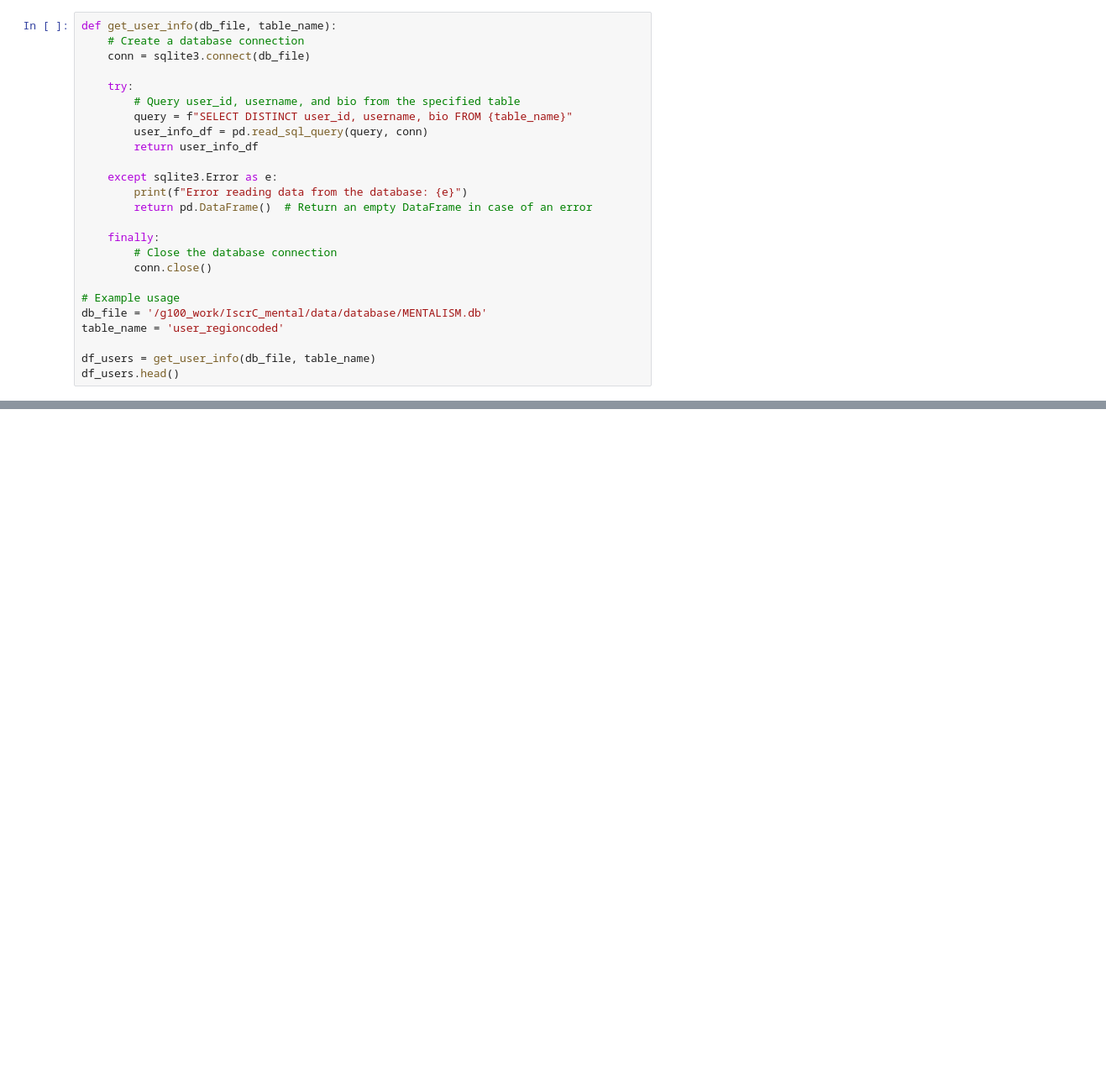
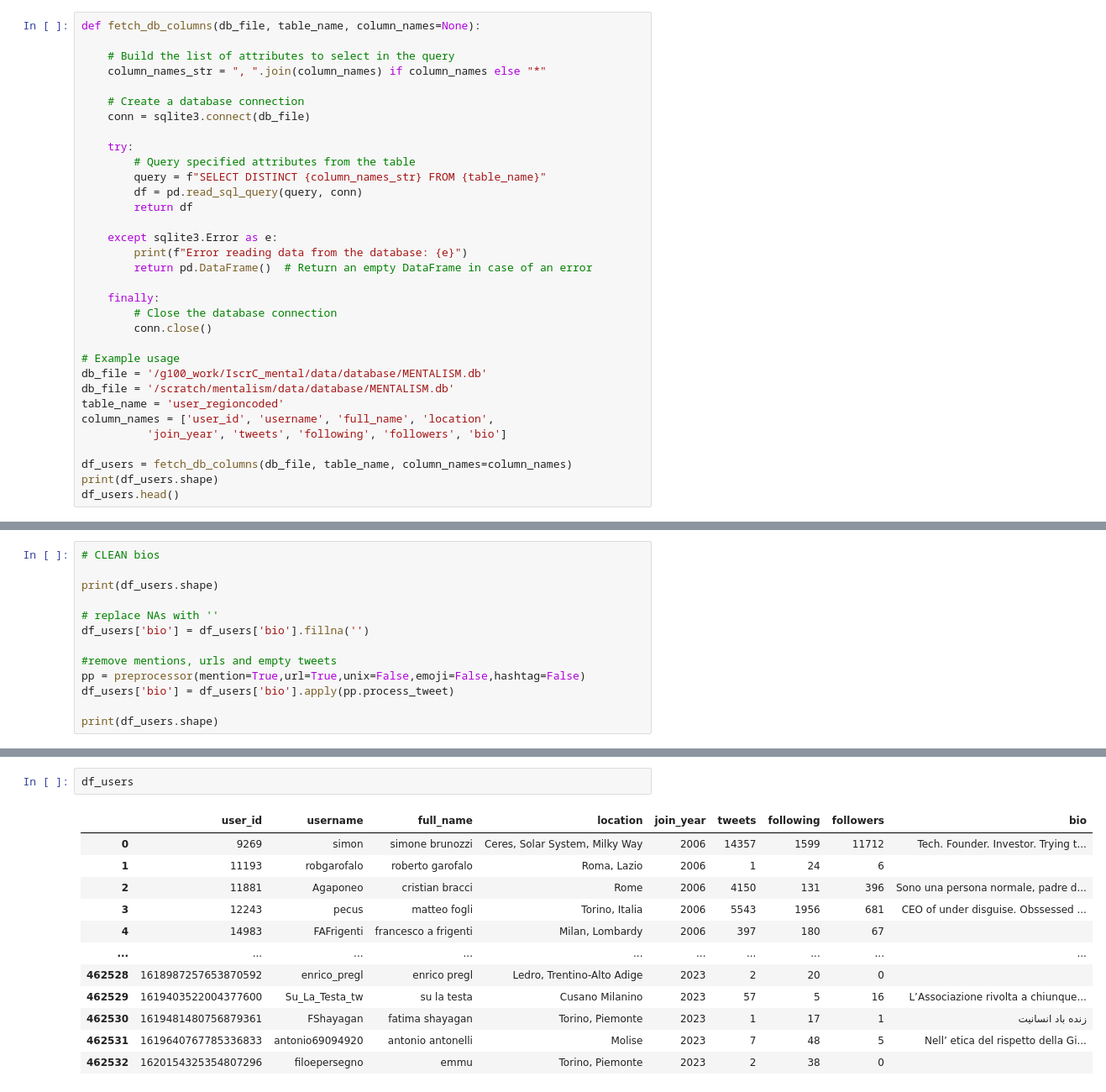
Before and after one commit to lorelupo/twitter_user_classification, a Jupyter notebook: notebooks/format_data_for_models.ipynb, the cells around one changed output, grey strips where cells are left out. Shown: that part at 84% size. Cells and saved outputs as stored; diff of their text form; blank space fills up the shorter version.

```diff
--- a/notebooks/format_data_for_models.ipynb
+++ b/notebooks/format_data_for_models.ipynb
@@ -6,13 +45,17 @@ import sqlite3
 # %%
-def get_user_info(db_file, table_name):
+def fetch_db_columns(db_file, table_name, column_names=None):
+
+    # Build the list of attributes to select in the query
+    column_names_str = ", ".join(column_names) if column_names else "*"
+
     # Create a database connection
     conn = sqlite3.connect(db_file)
 
     try:
-        # Query user_id, username, and bio from the specified table
-        query = f"SELECT DISTINCT user_id, username, bio FROM {table_name}"
-        user_info_df = pd.read_sql_query(query, conn)
-        return user_info_df
+        # Query specified attributes from the table
+        query = f"SELECT DISTINCT {column_names_str} FROM {table_name}"
+        df = pd.read_sql_query(query, conn)
+        return df
 
     except sqlite3.Error as e:
         print(f"Error reading data from the database: {e}")
@@ -24,7 +67,11 @@ def get_user_info(db_file, table_name):
 
 # Example usage
 db_file = '/g100_work/IscrC_mental/data/database/MENTALISM.db'
+db_file = '/scratch/mentalism/data/database/MENTALISM.db'
 table_name = 'user_regioncoded'
+column_names = ['user_id', 'username', 'full_name', 'location',
+          'join_year', 'tweets', 'following', 'followers', 'bio']
 
-df_users = get_user_info(db_file, table_name)
+df_users = fetch_db_columns(db_file, table_name, column_names=column_names)
+print(df_users.shape)
 df_users.head()
@@ -181,0 +229,13 @@ df = df_tweets[df_tweets['text']!='']
+# %%
+# CLEAN bios
+
+print(df_users.shape)
+
+# replace NAs with ''
+df_users['bio'] = df_users['bio'].fillna('')
+
+#remove mentions, urls and empty tweets
+pp = preprocessor(mention=True,url=True,unix=False,emoji=False,hashtag=False)
+df_users['bio'] = df_users['bio'].apply(pp.process_tweet)
+
+print(df_users.shape)
@@ -304,0 +281,15 @@ dft.to_pickle('/g100/home/userexternal/pbose000/twitter_user_classification/data
+# %%
+df_users
+# %% [output]
+|  | user_id | username | full_name | location | join_year | tweets | following | followers | bio |
+| 0 | 9269 | simon | simone brunozzi | Ceres, Solar System, Milky Way | 2006 | 14357 | 1599 | 11712 | Tech. Founder. Investor. Trying t... |
+| 1 | 11193 | robgarofalo | roberto garofalo | Roma, Lazio | 2006 | 1 | 24 | 6 |  |
+| 2 | 11881 | Agaponeo | cristian bracci | Rome | 2006 | 4150 | 131 | 396 | Sono una persona normale, padre d... |
+| 3 | 12243 | pecus | matteo fogli | Torino, Italia | 2006 | 5543 | 1956 | 681 | CEO of under disguise. Obssessed ... |
+| 4 | 14983 | FAFrigenti | francesco a frigenti | Milan, Lombardy | 2006 | 397 | 180 | 67 |  |
+| ... | ... | ... | ... | ... | ... | ... | ... | ... | ... |
+| 462528 | 1618987257653870592 | enrico_pregl | enrico pregl | Ledro, Trentino-Alto Adige | 2023 | 2 | 20 | 0 |  |
+| 462529 | 1619403522004377600 | Su_La_Testa_tw | su la testa | Cusano Milanino | 2023 | 57 | 5 | 16 | L’Associazione rivolta a chiunque... |
+| 462530 | 1619481480756879361 | FShayagan | fatima shayagan | Torino, Piemonte | 2023 | 1 | 17 | 1 | زنده باد انسانیت |
+| 462531 | 1619640767785336833 | antonio69094920 | antonio antonelli | Molise | 2023 | 7 | 48 | 5 | Nell’ etica del rispetto della Gi... |
+| 462532 | 1620154325354807296 | filoepersegno | emmu | Torino, Piemonte | 2023 | 2 | 38 | 0 |  |
```
Also changed, not shown: parts of 30 cells of this notebook.
